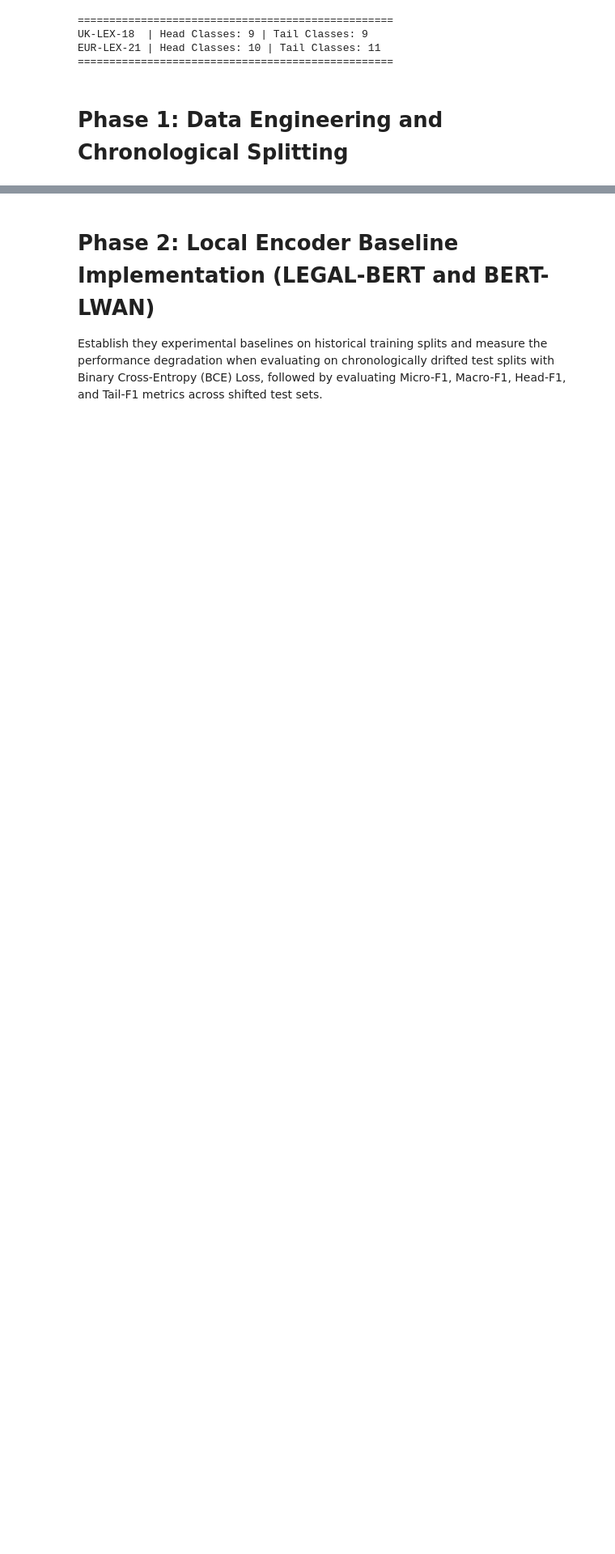
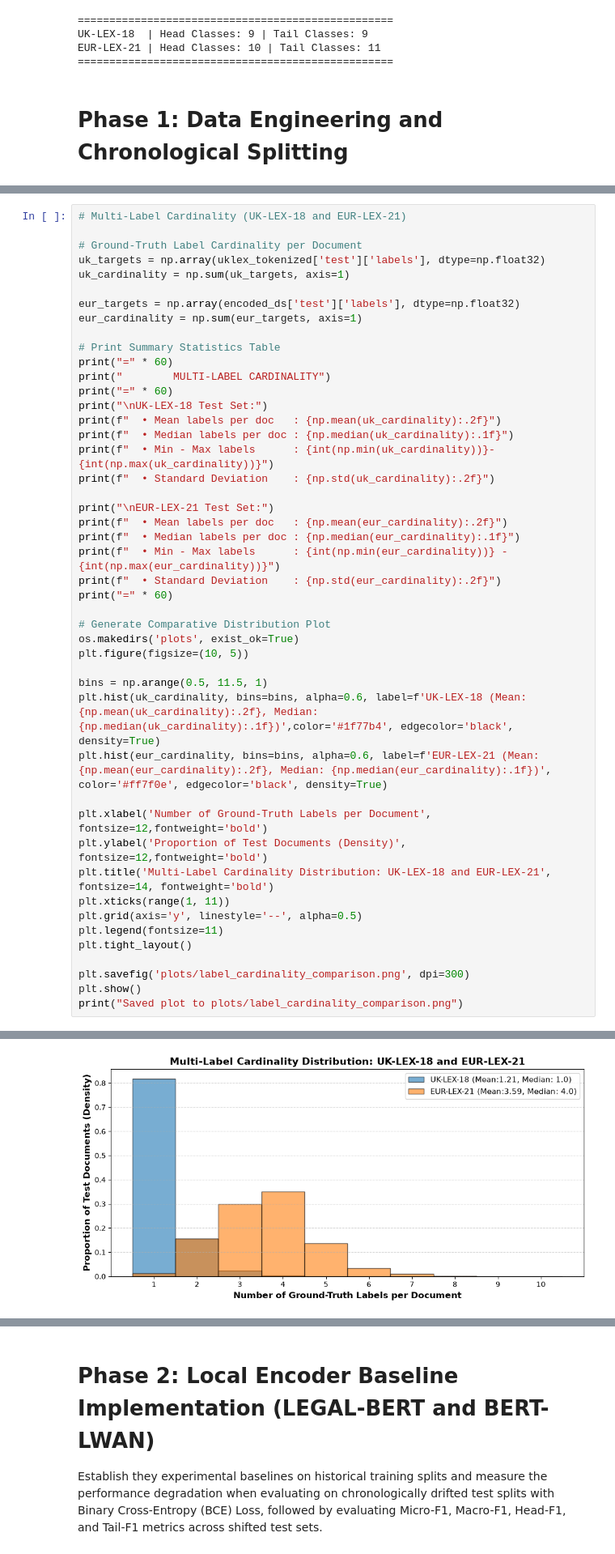
Before and after one commit to jimenajauregui/MSc_Project, a Jupyter notebook: MSc_Project.ipynb, the cells around one changed output, grey strips where cells are left out. Shown: that part at 81% size. Drawn from its saved outputs; the diff is of its cells as text; blank space fills up the shorter version.

Commit message:
Implement multilabel cardinality

```diff
--- a/MSc_Project.ipynb
+++ b/MSc_Project.ipynb
@@ -106,0 +107,48 @@ EUR-LEX-21 Loaded: Train=55,000, Val=5,000, Test=5,000
+# %%
+# Multi-Label Cardinality (UK-LEX-18 and EUR-LEX-21)
+
+# Ground-Truth Label Cardinality per Document
+uk_targets = np.array(uklex_tokenized['test']['labels'], dtype=np.float32)
+uk_cardinality = np.sum(uk_targets, axis=1)
+
+eur_targets = np.array(encoded_ds['test']['labels'], dtype=np.float32)
+eur_cardinality = np.sum(eur_targets, axis=1)
+
+# Print Summary Statistics Table
+print("=" * 60)
+print("        MULTI-LABEL CARDINALITY")
+print("=" * 60)
+print("\nUK-LEX-18 Test Set:")
+print(f"  • Mean labels per doc   : {np.mean(uk_cardinality):.2f}")
+print(f"  • Median labels per doc : {np.median(uk_cardinality):.1f}")
+print(f"  • Min - Max labels      : {int(np.min(uk_cardinality))}- {int(np.max(uk_cardinality))}")
+print(f"  • Standard Deviation    : {np.std(uk_cardinality):.2f}")
+
+print("\nEUR-LEX-21 Test Set:")
+print(f"  • Mean labels per doc   : {np.mean(eur_cardinality):.2f}")
+print(f"  • Median labels per doc : {np.median(eur_cardinality):.1f}")
+print(f"  • Min - Max labels      : {int(np.min(eur_cardinality))} - {int(np.max(eur_cardinality))}")
+print(f"  • Standard Deviation    : {np.std(eur_cardinality):.2f}")
+print("=" * 60)
+
+# Generate Comparative Distribution Plot
+os.makedirs('plots', exist_ok=True)
+plt.figure(figsize=(10, 5))
+
+bins = np.arange(0.5, 11.5, 1)
+plt.hist(uk_cardinality, bins=bins, alpha=0.6, label=f'UK-LEX-18 (Mean:{np.mean(uk_cardinality):.2f}, Median: {np.median(uk_cardinality):.1f})',color='#1f77b4', edgecolor='black', density=True)
+plt.hist(eur_cardinality, bins=bins, alpha=0.6, label=f'EUR-LEX-21 (Mean:{np.mean(eur_cardinality):.2f}, Median: {np.median(eur_cardinality):.1f})',
+color='#ff7f0e', edgecolor='black', density=True)
+
+plt.xlabel('Number of Ground-Truth Labels per Document', fontsize=12,fontweight='bold')
+plt.ylabel('Proportion of Test Documents (Density)', fontsize=12,fontweight='bold')
+plt.title('Multi-Label Cardinality Distribution: UK-LEX-18 and EUR-LEX-21', fontsize=14, fontweight='bold')
+plt.xticks(range(1, 11))
+plt.grid(axis='y', linestyle='--', alpha=0.5)
+plt.legend(fontsize=11)
+plt.tight_layout()
+
+plt.savefig('plots/label_cardinality_comparison.png', dpi=300)
+plt.show()
+print("Saved plot to plots/label_cardinality_comparison.png")
+# %% [output]
@@ -106,0 +171 @@ EUR-LEX-21 Loaded: Train=55,000, Val=5,000, Test=5,000
+[figure, added]
```
Also changed, not shown: parts of 2 cells of this notebook, 1 other file.
